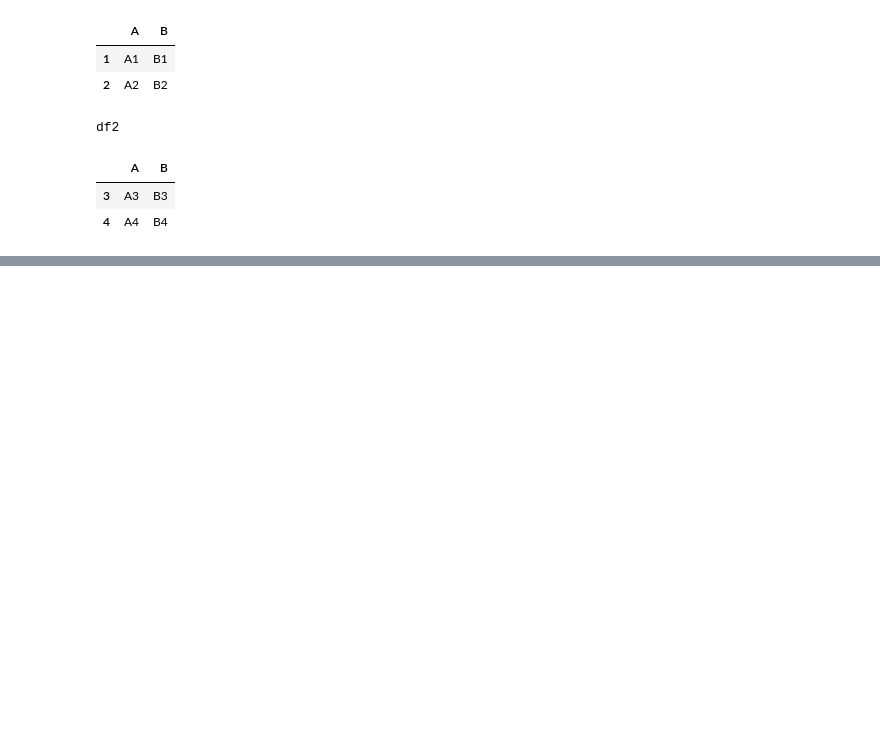
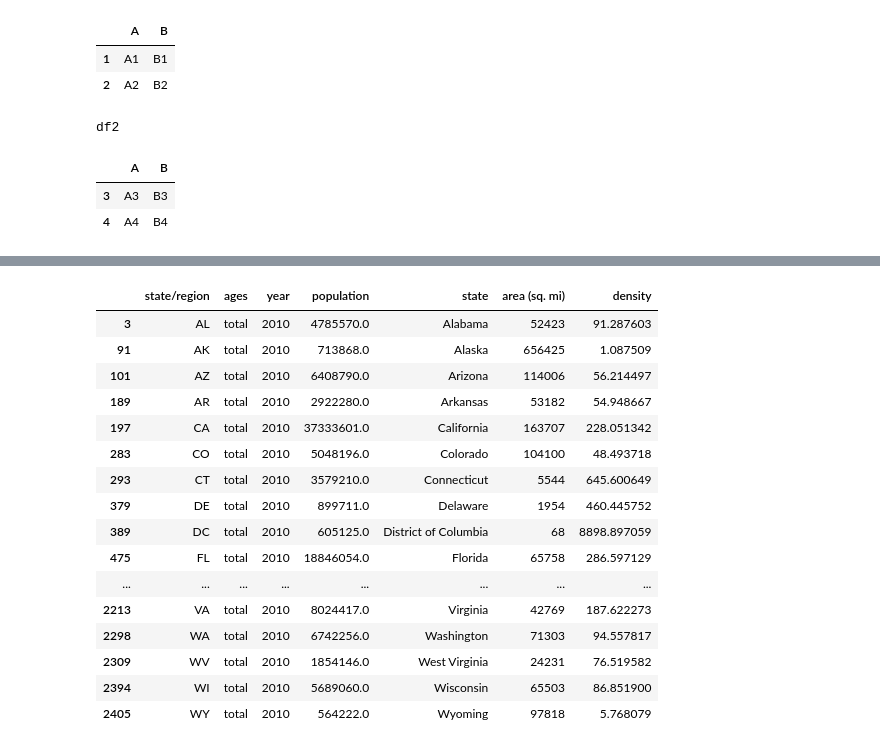
Before and after one commit to rcpsilva/Python_For_Data_Science, a Jupyter notebook: 2023-1/6_pandas_combining_dataframes.ipynb, the cells around one changed output, grey strips where cells are left out. Saved outputs shown, nothing was run; the diff lists cells and outputs as text; code cells hidden in the pictures; blank space fills up the shorter version.

Commit message:
finished 2023/1 data aggregation and grouping

```diff
--- a/2023-1/6_pandas_combining_dataframes.ipynb
+++ b/2023-1/6_pandas_combining_dataframes.ipynb
@@ -83,0 +440,3 @@ df2
+# %%
+merged = pd.merge(pop, abbrevs, left_on='state/region', right_on='abbreviation')
+merged
@@ -83,0 +457,3 @@ df2
+# %%
+merged = merged.drop(columns=['abbreviation'])
+merged
@@ -83,0 +514,3 @@ df2
+# %%
+merged = pd.merge(merged,areas,how='left')
+merged
@@ -83,0 +531,3 @@ df2
+# %%
+data2010 = (merged.loc[(merged['ages']=='total') & (merged['year']==2010)]).copy()
+data2010
@@ -83,0 +552,21 @@ df2
+# %%
+data2010['density'] = data2010['population']/data2010['area (sq. mi)']
+data2010
+# %% [output]
+|  | state/region | ages | year | population | state | area (sq. mi) | density |
+| 3 | AL | total | 2010 | 4785570.0 | Alabama | 52423 | 91.287603 |
+| 91 | AK | total | 2010 | 713868.0 | Alaska | 656425 | 1.087509 |
+| 101 | AZ | total | 2010 | 6408790.0 | Arizona | 114006 | 56.214497 |
+| 189 | AR | total | 2010 | 2922280.0 | Arkansas | 53182 | 54.948667 |
+| 197 | CA | total | 2010 | 37333601.0 | California | 163707 | 228.051342 |
+| 283 | CO | total | 2010 | 5048196.0 | Colorado | 104100 | 48.493718 |
+| 293 | CT | total | 2010 | 3579210.0 | Connecticut | 5544 | 645.600649 |
+| 379 | DE | total | 2010 | 899711.0 | Delaware | 1954 | 460.445752 |
+| 389 | DC | total | 2010 | 605125.0 | District of Columbia | 68 | 8898.897059 |
+| 475 | FL | total | 2010 | 18846054.0 | Florida | 65758 | 286.597129 |
+| ... | ... | ... | ... | ... | ... | ... | ... |
+| 2213 | VA | total | 2010 | 8024417.0 | Virginia | 42769 | 187.622273 |
+| 2298 | WA | total | 2010 | 6742256.0 | Washington | 71303 | 94.557817 |
+| 2309 | WV | total | 2010 | 1854146.0 | West Virginia | 24231 | 76.519582 |
+| 2394 | WI | total | 2010 | 5689060.0 | Wisconsin | 65503 | 86.851900 |
+| 2405 | WY | total | 2010 | 564222.0 | Wyoming | 97818 | 5.768079 |
```
Also changed, not shown: parts of 40 cells of this notebook, 1 other file.
